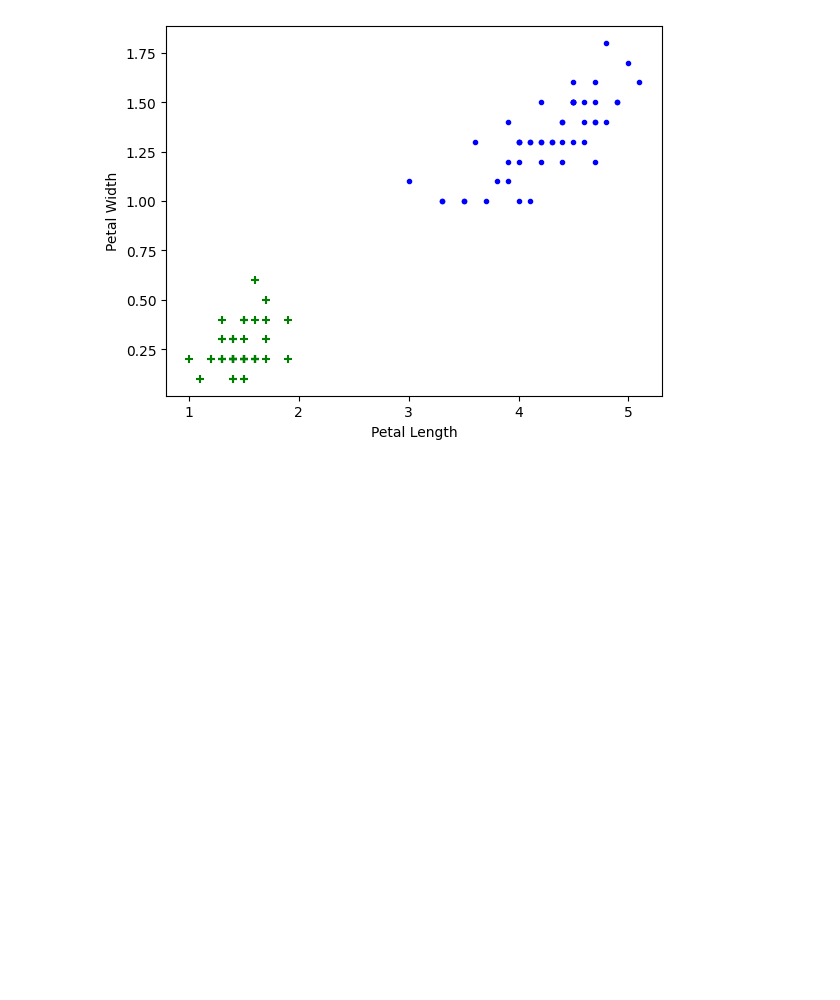
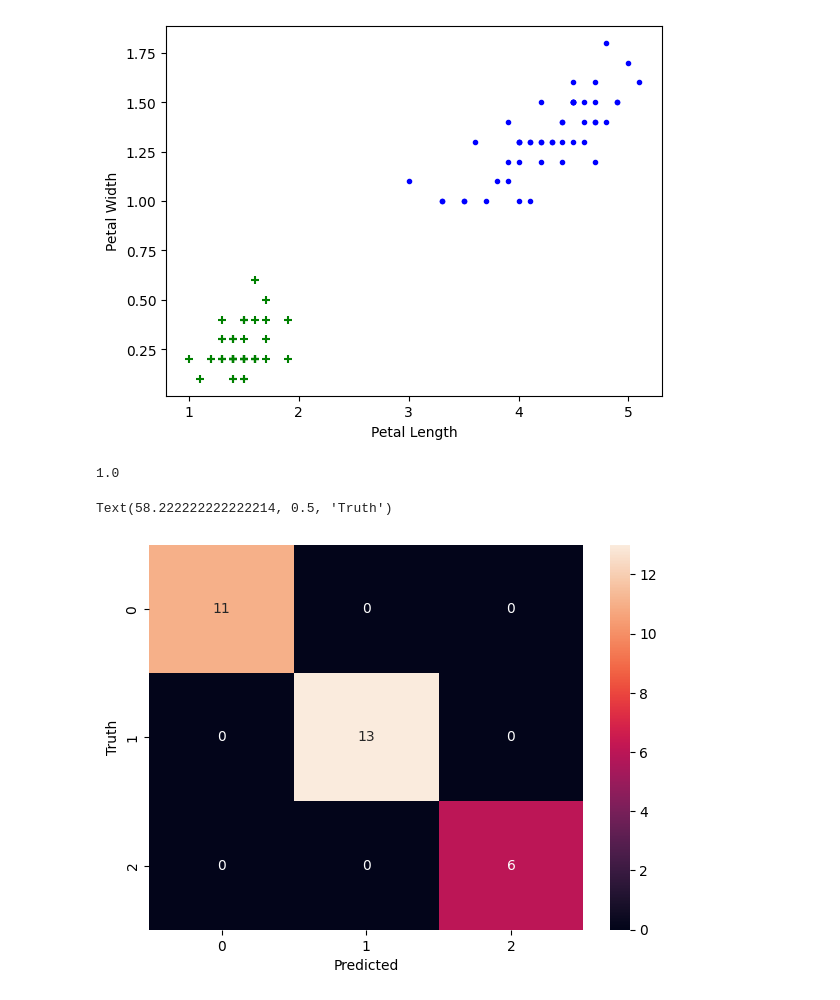
Before and after one commit to NayeemHossenJim/Machine-Learning, a Jupyter notebook: 5. Machine_Learning/17. KNN Classification/learn.ipynb, the cells around one changed output. Drawn from its saved outputs; the diff is of its cells as text; code cells hidden in the pictures; blank space fills up the shorter version.

```diff
--- a/5. Machine_Learning/17. KNN Classification/learn.ipynb
+++ b/5. Machine_Learning/17. KNN Classification/learn.ipynb
@@ -31,3 +31,23 @@ plt.scatter(df1['petal length (cm)'], df1['petal width (cm)'],color="blue",marke
 # %% [output]
 <matplotlib.collections.PathCollection at 0x...>
 [figure]
+# %%
+X = df.drop(['target','flower_name'], axis='columns')
+y = df.target
+X_train, X_test, y_train, y_test = train_test_split(X, y, test_size=0.2, random_state=1)
+# %%
+knn = KNeighborsClassifier(n_neighbors=2)
+knn.fit(X_train, y_train)
+knn.score(X_test, y_test)
+# %% [output]
+1.0
+# %%
+y_pred = knn.predict(X_test)
+cm = confusion_matrix(y_test, y_pred)
+plt.figure(figsize=(7,5))
+sn.heatmap(cm, annot=True)
+plt.xlabel('Predicted')
+plt.ylabel('Truth')
+# %% [output]
+Text(58.222222222222214, 0.5, 'Truth')
+[figure, added]
```
Also changed, not shown: parts of 1 cell of this notebook.
